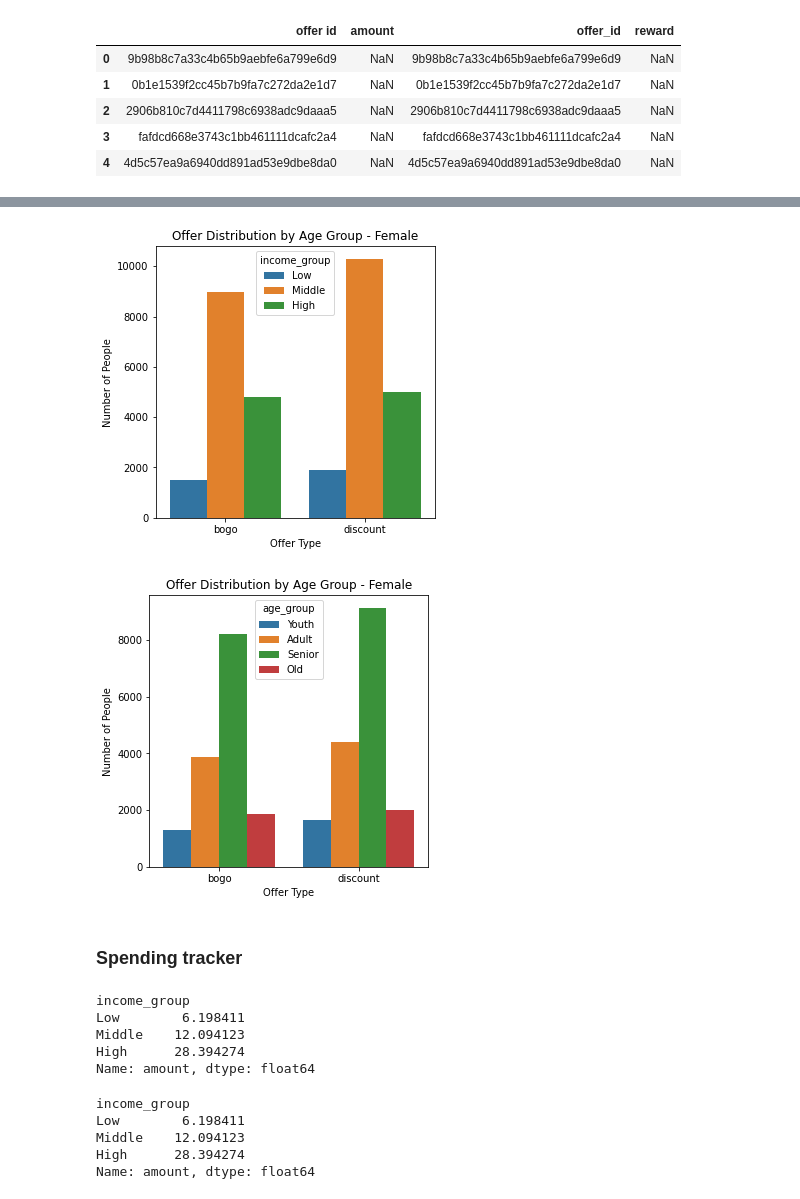
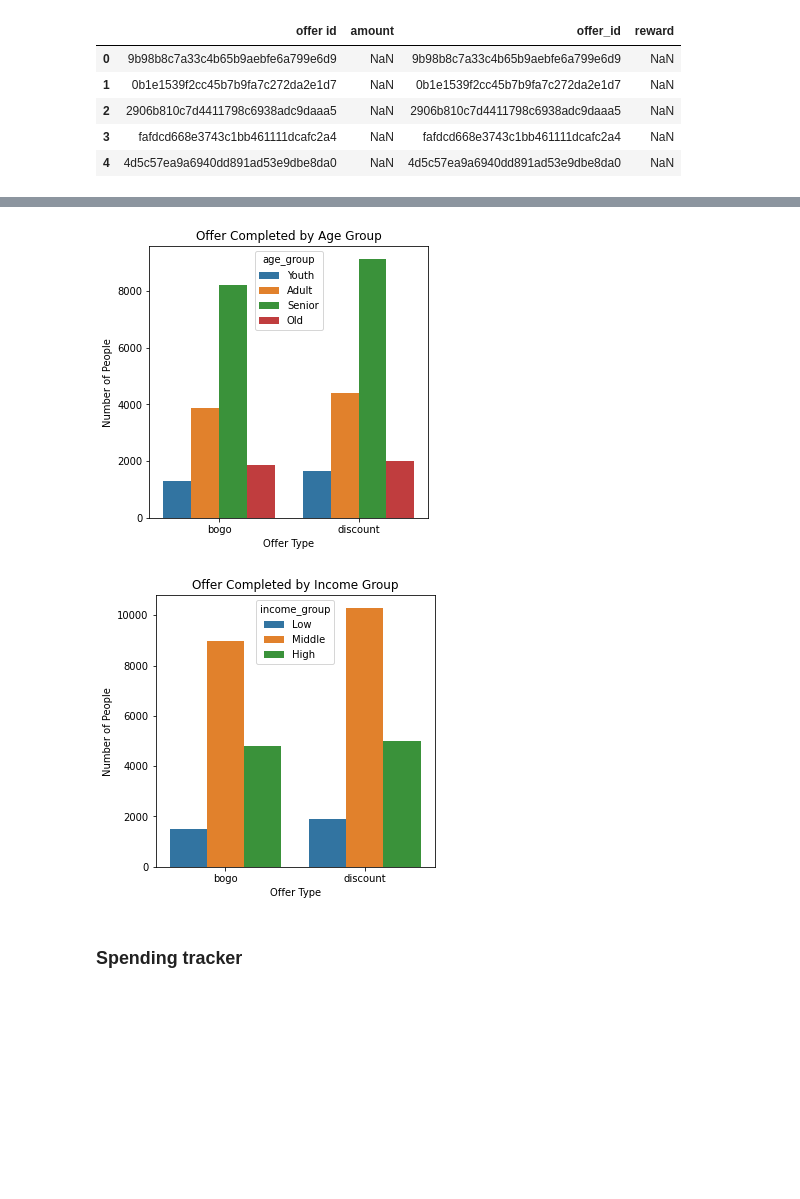
Before and after one commit to Ramshah1/Starbucks-Offers-Analysis, a Jupyter notebook: Starbucks_Capstone_notebook.ipynb, the cells around one changed output, grey strips where cells are left out. Drawn from its saved outputs; the diff is of its cells as text; code cells hidden in the pictures; blank space fills up the shorter version.

```diff
--- a/Starbucks_Capstone_notebook.ipynb
+++ b/Starbucks_Capstone_notebook.ipynb
@@ -790,0 +544,4 @@ plot_offer_type_distribution(data=df2, x='membership_year', hue= 'income_group',
+# %%
+bins = [17, 30, 50, 75, 110]
+category = ['Youth', 'Adult', 'Senior', 'Old']
+data_df['age_group'] = pd.cut(data_df['age'], bins, labels=category)
@@ -790,0 +553,6 @@ plot_offer_type_distribution(data=df2, x='membership_year', hue= 'income_group',
+# %%
+bins = [0, 40000, 80000, 130000]
+category = ['Low', 'Middle', 'High']
+data_df['income_group'] = pd.cut(data_df['income'], bins, labels=category)
+
+data_df.head()
@@ -790,0 +576,16 @@ plot_offer_type_distribution(data=df2, x='membership_year', hue= 'income_group',
+# %%
+def plot_feature_distribution(data, x=None, hue=None, title=None, xlabel=None):
+    """
+    Plots given feature sent to each type of population demographic
+
+    :param data: dataframe
+    :param hue: list
+    :param x: string
+    :param title: string
+    :return: None
+    """
+
+    plt.figure(figsize=(5 , 5))
+    ax = sns.countplot(data=data, x=x, hue=hue)
+    ax.set(xlabel=xlabel, ylabel='Number of People', title=title)
+    plt.show()
@@ -790,0 +646,2 @@ plot_offer_type_distribution(data=df2, x='membership_year', hue= 'income_group',
+# %%
+offer_df = data_df.query('event != "transaction" & offer_type != "informational"')
@@ -802,11 +719,11 @@ offer_df.head()
 # %%
-plot_offer_type_distribution(data=offer_df, x='offer_type', hue= 'income_group', title='Offer Distribution by Age Group - Female')
+plot_feature_distribution(data=offer_df, x='offer_type', hue= 'age_group', title='Offer Completed by Age Group', xlabel='Offer Type')
 # %% [output]
-[figure, old version]
+[figure, new version]
 # %%
-plot_offer_type_distribution(data=offer_df, x='offer_type', hue= 'age_group', title='Offer Distribution by Age Group - Female')
+plot_feature_distribution(data=offer_df, x='offer_type', hue= 'income_group', title='Offer Completed by Income Group', xlabel='Offer Type')
 # %% [output]
-[figure, old version]
+[figure, new version]
 # %% [markdown]
 ### Spending tracker
 # %%
@@ -814,8 +730,0 @@ groups = df2[df2['gender'] != 'O'].groupby(['gender', 'age_group', 'income_group
-# %%
-spending
-# %% [output]
-income_group
-Low        6.198411
-Middle    12.094123
-High      28.394274
-Name: amount, dtype: float64
@@ -824,8 +730,0 @@ spending = df2.groupby(['income_group'])['amount'].mean()
-# %%
-spending
-# %% [output]
-income_group
-Low        6.198411
-Middle    12.094123
-High      28.394274
-Name: amount, dtype: float64
```
Also changed, not shown: parts of 128 cells of this notebook.
